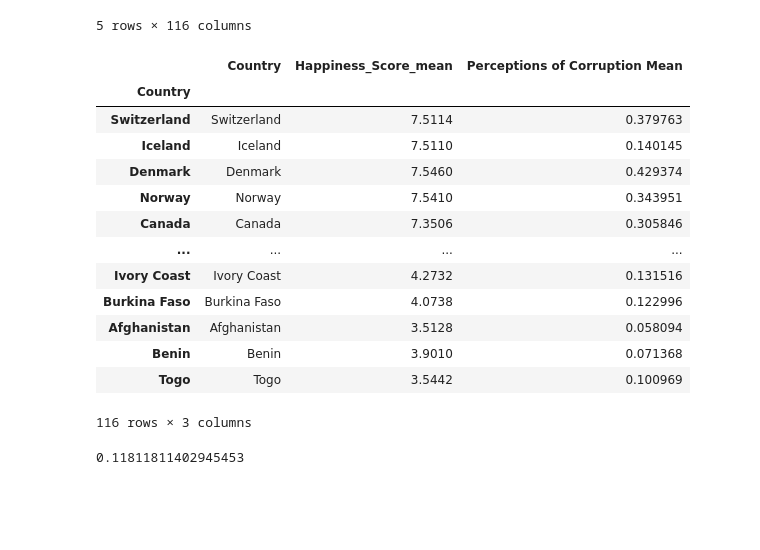
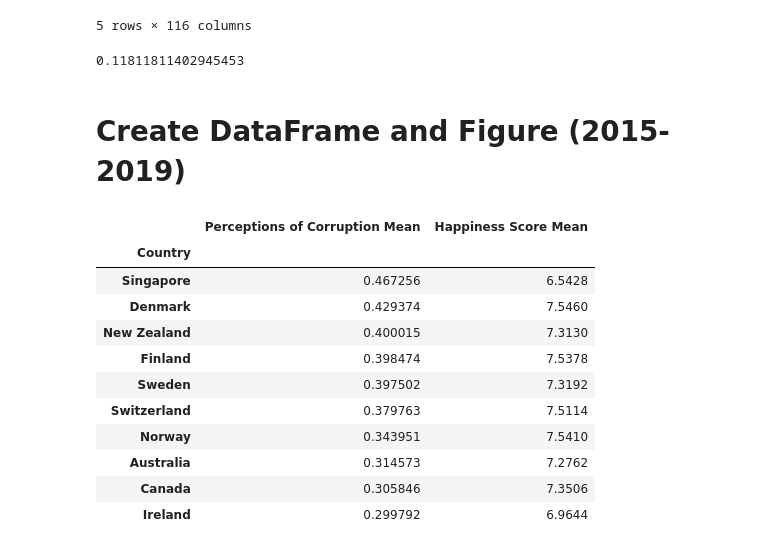
Before and after one commit to tvaughn905/Project-1, a Jupyter notebook: Perceptions_of_corruption.ipynb, the cells around one changed output. Saved outputs shown, nothing was run; the diff lists cells and outputs as text; code cells hidden in the pictures; blank space fills up the shorter version.

```diff
--- a/Perceptions_of_corruption.ipynb
+++ b/Perceptions_of_corruption.ipynb
@@ -307,35 +371,38 @@ Perceptions_of_Corruption_Flipped_df
 | Perceptions of Corruption (2018) | 0.357000 | 0.138000 | 0.40800 | 0.340000 | 0.291000 | 0.393000 | 0.295000 | 0.383000 | 0.389000 | ... |
 | Perceptions of Corruption (2019) | 0.343000 | 0.118000 | 0.41000 | 0.341000 | 0.308000 | 0.393000 | 0.298000 | 0.373000 | 0.380000 | ... |
 5 rows × 116 columns
+# %%
+#find mean for all data from 2015 - 2019
+c_fifteen_sum = Perceptions_of_Corruption_df["Perceptions of Corruption (2015)"].sum()
+c_sixteen_sum = Perceptions_of_Corruption_df["Perceptions of Corruption (2016)"].sum()
+c_seventeen_sum = Perceptions_of_Corruption_df["Perceptions of Corruption (2017)"].sum()
+c_eighteen_sum = Perceptions_of_Corruption_df["Perceptions of Corruption (2018)"].sum()
+c_nineteen_sum = Perceptions_of_Corruption_df["Perceptions of Corruption (2019)"].sum()
+c_count = Perceptions_of_Corruption_df["Country"].count()
+c_total_mean = (c_fifteen_sum+c_sixteen_sum+c_seventeen_sum+c_eighteen_sum+c_nineteen_sum)/(c_count*5)
+c_total_mean
+# %% [output]
+0.11811811402945453
+# %% [markdown]
+# Create DataFrame and Figure (2015-2019)
 # %%
+# create DataFrame of goverment trust and happiness means
 country_name = Perceptions_of_Corruption_df["Country"].unique()
 country_mean = Perceptions_of_Corruption_Flipped_df.mean()
-country_mean_df = pd.DataFrame({"Country": country_name, "Happiness_Score_mean": Happiness_Score_mean,
-                                "Perceptions of Corruption Mean": country_mean})
-country_mean_df
+country_mean_df = pd.DataFrame({"Perceptions of Corruption Mean": country_mean,
+                                "Happiness Score Mean": Happiness_Score_mean})
+country_mean_df = country_mean_df.sort_values("Perceptions of Corruption Mean", ascending=False)
+country_mean_df.head(10)
 # %% [output]
-|  | Country | Happiness_Score_mean | Perceptions of Corruption Mean |
-| Country |  |  |  |
-| Switzerland | Switzerland | 7.5114 | 0.379763 |
-| Iceland | Iceland | 7.5110 | 0.140145 |
-| Denmark | Denmark | 7.5460 | 0.429374 |
-| Norway | Norway | 7.5410 | 0.343951 |
-| Canada | Canada | 7.3506 | 0.305846 |
-| ... | ... | ... | ... |
-| Ivory Coast | Ivory Coast | 4.2732 | 0.131516 |
-| Burkina Faso | Burkina Faso | 4.0738 | 0.122996 |
-| Afghanistan | Afghanistan | 3.5128 | 0.058094 |
-| Benin | Benin | 3.9010 | 0.071368 |
-| Togo | Togo | 3.5442 | 0.100969 |
+|  | Perceptions of Corruption Mean | Happiness Score Mean |
+| Country |  |  |
+| Singapore | 0.467256 | 6.5428 |
+| Denmark | 0.429374 | 7.5460 |
+| New Zealand | 0.400015 | 7.3130 |
+| Finland | 0.398474 | 7.5378 |
+| Sweden | 0.397502 | 7.3192 |
+| Switzerland | 0.379763 | 7.5114 |
+| Norway | 0.343951 | 7.5410 |
+| Australia | 0.314573 | 7.2762 |
+| Canada | 0.305846 | 7.3506 |
+| Ireland | 0.299792 | 6.9644 |
-116 rows × 3 columns
-# %%
-c_fifteen_sum = Perceptions_of_Corruption_df["Perceptions of Corruption (2015)"].sum()
-c_sixteen_sum = Perceptions_of_Corruption_df["Perceptions of Corruption (2016)"].sum()
-c_seventeen_sum = Perceptions_of_Corruption_df["Perceptions of Corruption (2017)"].sum()
-c_eighteen_sum = Perceptions_of_Corruption_df["Perceptions of Corruption (2018)"].sum()
-c_nineteen_sum = Perceptions_of_Corruption_df["Perceptions of Corruption (2019)"].sum()
-c_count = Perceptions_of_Corruption_df["Country"].count()
-c_total_mean = (c_fifteen_sum+c_sixteen_sum+c_seventeen_sum+c_eighteen_sum+c_nineteen_sum)/(count*5)
-c_total_mean
-# %% [output]
-0.11811811402945453
```
Also changed, not shown: parts of 33 cells of this notebook, 2 other files.
